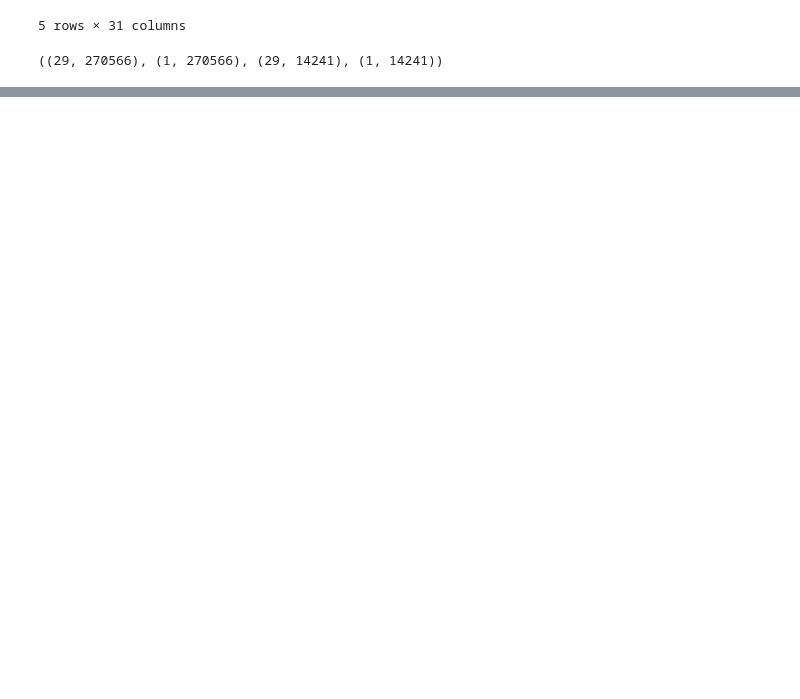
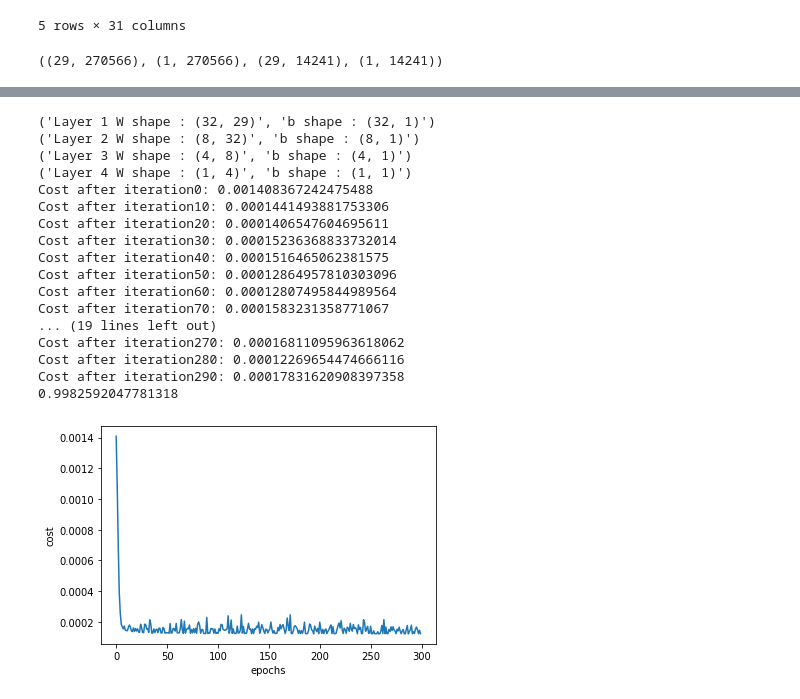
Before and after one commit to CyberKnight1803/CreditCard_Fraud_Detection_using_DNN, a Jupyter notebook: Fraud.ipynb, the cells around one changed output, grey strips where cells are left out. Drawn from its saved outputs; the diff is of its cells as text; code cells hidden in the pictures; blank space fills up the shorter version.

```diff
--- a/Fraud.ipynb
+++ b/Fraud.ipynb
@@ -86,0 +118,28 @@ Train accuracy: 0.9985253844533389
+# %%
+model4 = DNN(layer_dims, lRate=0.02, momentum=0.9, n_iters=300, GD_type='MiniBatchGD', batch_size=30000, optimizer='Momentum', regularizer='L2', regularizer_const=0.7)
+costs_4 = model4.fit(X_train, y_train)
+metrics = model4.performance(X_train, y_train)
+print(metrics['accuracy'])
+plt.plot(np.squeeze(costs_4))
+plt.ylabel('cost')
+plt.xlabel('epochs')
+plt.show()
+# %% [output]
+('Layer 1 W shape : (32, 29)', 'b shape : (32, 1)')
+('Layer 2 W shape : (8, 32)', 'b shape : (8, 1)')
+('Layer 3 W shape : (4, 8)', 'b shape : (4, 1)')
+('Layer 4 W shape : (1, 4)', 'b shape : (1, 1)')
+Cost after iteration0: 0.001408367242475488
+Cost after iteration10: 0.0001441493881753306
+Cost after iteration20: 0.0001406547604695611
+Cost after iteration30: 0.00015236368833732014
+Cost after iteration40: 0.0001516465062381575
+Cost after iteration50: 0.00012864957810303096
+Cost after iteration60: 0.00012807495844989564
+Cost after iteration70: 0.0001583231358771067
+... (19 lines left out)
+Cost after iteration270: 0.00016811095963618062
+Cost after iteration280: 0.00012269654474666116
+Cost after iteration290: 0.00017831620908397358
+0.9982592047781318
+[figure, added]
```
Also changed, not shown: parts of 5 cells of this notebook.
